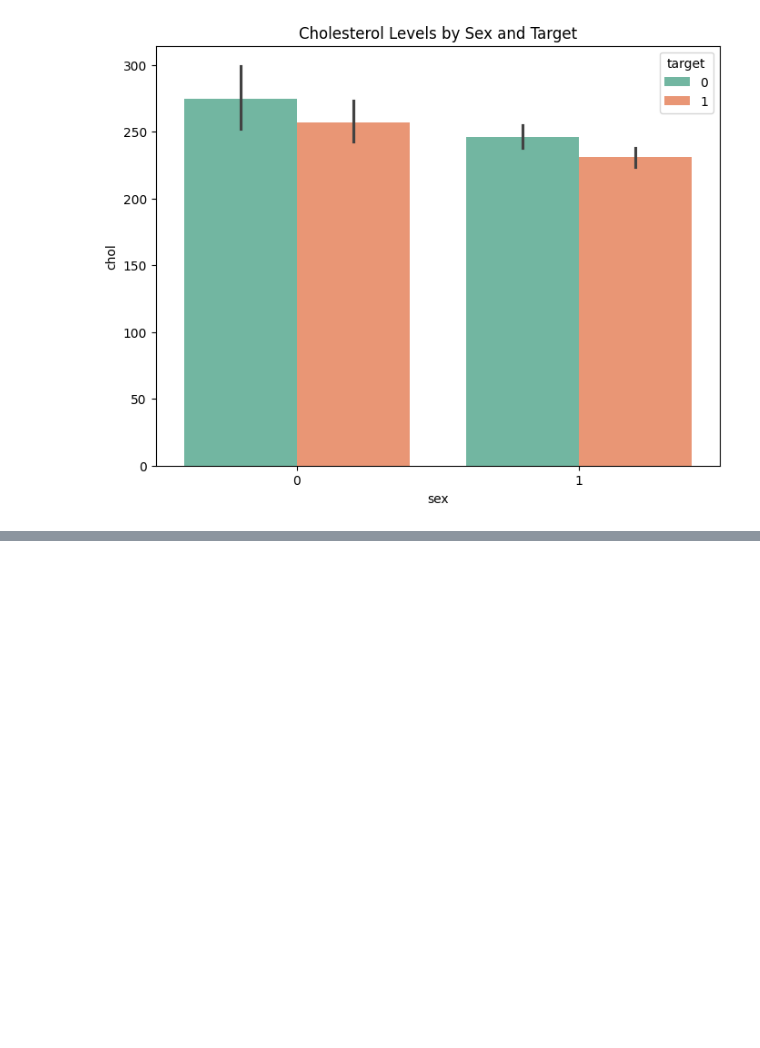
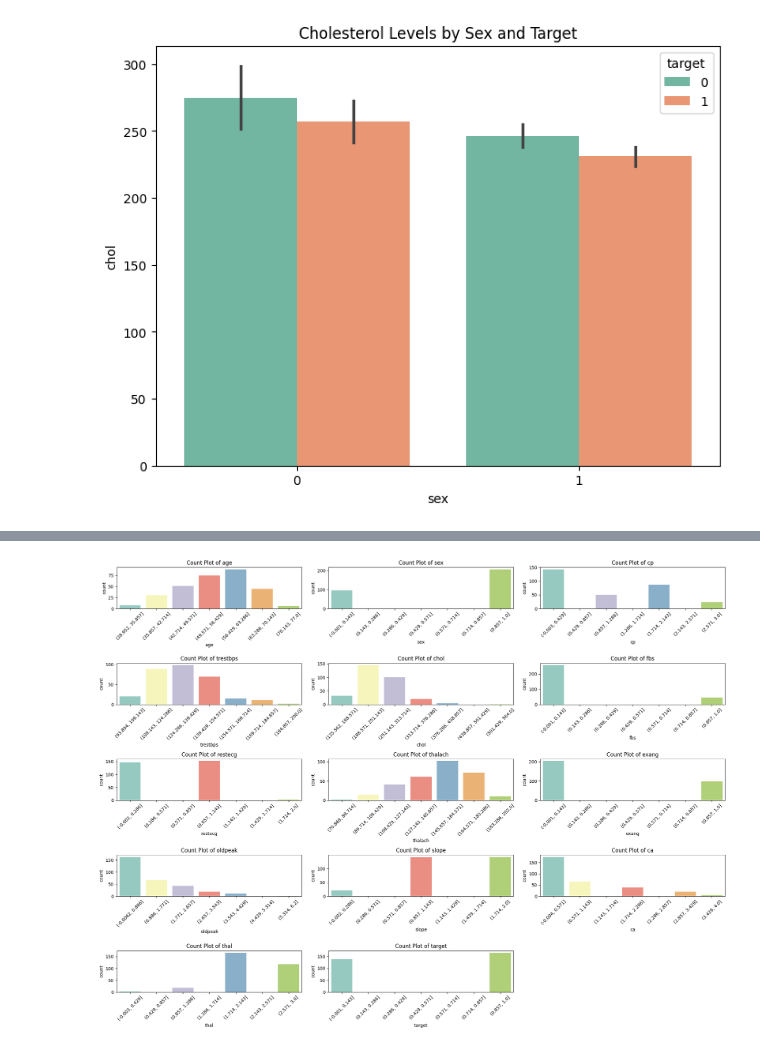
Before and after one commit to flyingrockingit/Module-10, a Jupyter notebook: Capstone_Project.ipynb, the cells around one changed output, grey strips where cells are left out. Saved outputs shown, nothing was run; the diff lists cells and outputs as text; code cells hidden in the pictures; blank space fills up the shorter version.

```diff
--- a/Capstone_Project.ipynb
+++ b/Capstone_Project.ipynb
@@ -113,0 +114,13 @@ plt.show()
+# %%
+numerical_cols = df.select_dtypes(include='number').columns.tolist()
+plt.figure(figsize=(20, 15))
+for i, col in enumerate(numerical_cols):
+    plt.subplot(5, 3, i+1)
+    binned_data = pd.cut(df[col], bins=7)
+    sns.countplot(x=binned_data, palette="Set3")
+    plt.title(f'Count Plot of {col}')
+    plt.xticks(rotation=45)
+plt.tight_layout()
+plt.show()
+# %% [output]
+[figure, added]
```
Also changed, not shown: parts of 2 cells of this notebook.
